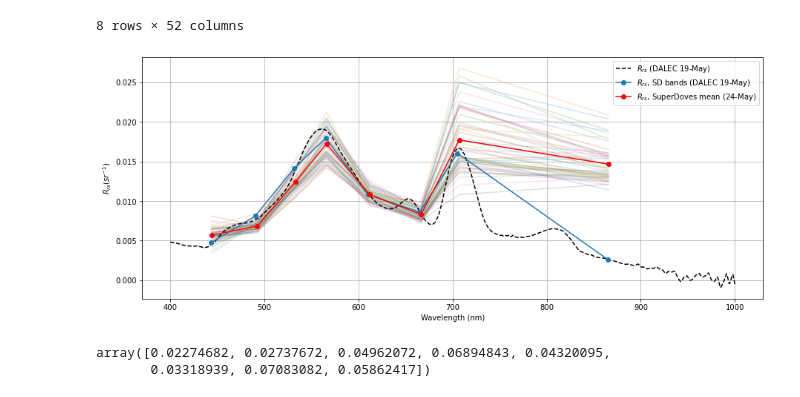
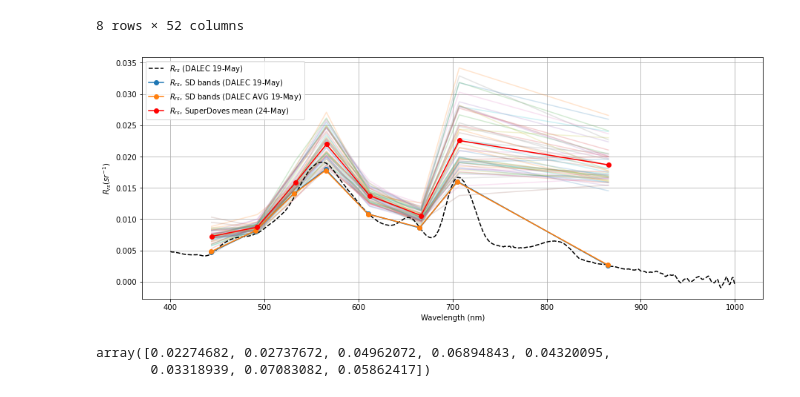
Before and after one commit to scmc72/DALEC_processing, a Jupyter notebook: SpectralConvolutionTest.ipynb, the cells around one changed output. Cells and saved outputs as stored; diff of their text form; code cells hidden in the pictures.

```diff
--- a/SpectralConvolutionTest.ipynb
+++ b/SpectralConvolutionTest.ipynb
@@ -51,0 +54,22 @@ Ed_10 = dalecLoad.uniform_grid_spectra(sample_10, spect_wavelengths, param='Ed',
+# %%
+# have a quick go at getting mean DALEC spectra
+
+idx = log46.index
+log46.index = log46.index.set_levels([idx.levels[0].astype(int), idx.levels[1]])
+
+Lu_tot = np.zeros((601,))
+Lsky_tot = np.zeros((601,))
+Ed_tot = np.zeros((601,))
+
+for i in range(len(log46.index.levels[0])):
+    sample_i = log46.loc[i, :]
+    Lu_tot += dalecLoad.uniform_grid_spectra(sample_i, spect_wavelengths, param='Lu', nsteps=601)[:, 1]
+    Lsky_tot += dalecLoad.uniform_grid_spectra(sample_i, spect_wavelengths, param='Lsky', nsteps=601)[:, 1]
+    Ed_tot += dalecLoad.uniform_grid_spectra(sample_i, spect_wavelengths, param='Ed', nsteps=601)[:, 1]
+
+Lu_avg = Lu_tot/601
+Lsky_avg = Lsky_tot/601
+Ed_avg = Ed_tot/601
+
+
+plt.plot(Lu_10[:, 0], Lu_avg, 'k--', label='Lu')
@@ -148,12 +176,18 @@ def SD_band_calc(RSR_doves, R, x):
 # first calc Lw
 RHO = 0.028
 Lw = Lu_10[:, 1] - (RHO * Lsky_10[:, 1])
+Lw_avg = Lu_avg - (RHO * Lsky_avg)
+
 
 # now do spectral conv for Lw and Ed
 Lw_SD = SD_band_calc(RSR_doves, Lw, RSR_doves['Wavelength (nm)'].values)
 Ed_SD = SD_band_calc(RSR_doves, Ed_10[:, 1], RSR_doves['Wavelength (nm)'].values)
+
+Lw_SD_avg = SD_band_calc(RSR_doves, Lw_avg, RSR_doves['Wavelength (nm)'].values)
+Ed_SD_avg = SD_band_calc(RSR_doves, Ed_avg, RSR_doves['Wavelength (nm)'].values)
 # now calc Rrs
 Rrs_SD = Lw_SD / Ed_SD
+Rrs_SD_avg = Lw_SD_avg / Ed_SD_avg
 Rrs_SD
 
 Rrs = (Lu_10[:, 1] - (RHO * Lsky_10[:, 1])) / Ed_10[:, 1]
@@ -175,27 +209,33 @@ SD_airthrey
 # %%
 # superdoves wavelengths
 SD_x = [443, 490, 531, 565, 610, 665, 705, 865]
 
+# we need to divide the acolite data by pi (3.14) to get it to the same units as Rrs data from DALEC
+
 fig, ax = plt.subplots(figsize=(15, 6))
 
 for col in SD_airthrey.columns[1:-1]:
-    ax.plot(SD_airthrey['Wavelength'].values, SD_airthrey[col].values/4, alpha=0.2)
+    ax.plot(SD_airthrey['Wavelength'].values, SD_airthrey[col].values/3.14, alpha=0.2)
 
 ax.plot(RSR_doves['Wavelength (nm)'].values, Rrs, 'k--', label='$R_{rs}$ (DALEC 19-May)')
+
+
 ax.plot(SD_x, Rrs_SD, marker='o', label='$R_{rs}$, SD bands (DALEC 19-May)')
+ax.plot(SD_x, Rrs_SD_avg, marker='o', label='$R_{rs}$, SD bands (DALEC AVG 19-May)')
 
-ax.plot(SD_airthrey['Wavelength'].values, SD_airthrey['avg'].values/4,
+
+ax.plot(SD_airthrey['Wavelength'].values, SD_airthrey['avg'].values/3.14,
         marker='o', color='r', label='$R_{rs}$, SuperDoves mean (24-May)')
 #ax.plot(SD_airthrey['Wavelength'].values, SD_airthrey['Pin 4'].values/4, label='$R_{rs}$ superDoves pin 4 24-May')
 
 
 ax.legend()
 ax.set_xlabel('Wavelength (nm)')
 ax.set_ylabel('$R_{rs} (sr^{-1}$)')
 ax.grid()
 plt.show()
 # %% [output]
-[figure, old version]
+[figure, new version]
 # %%
 SD_airthrey['avg'].values
 # %% [output]
```
Also changed, not shown: parts of 4 cells of this notebook, 10 other files.
